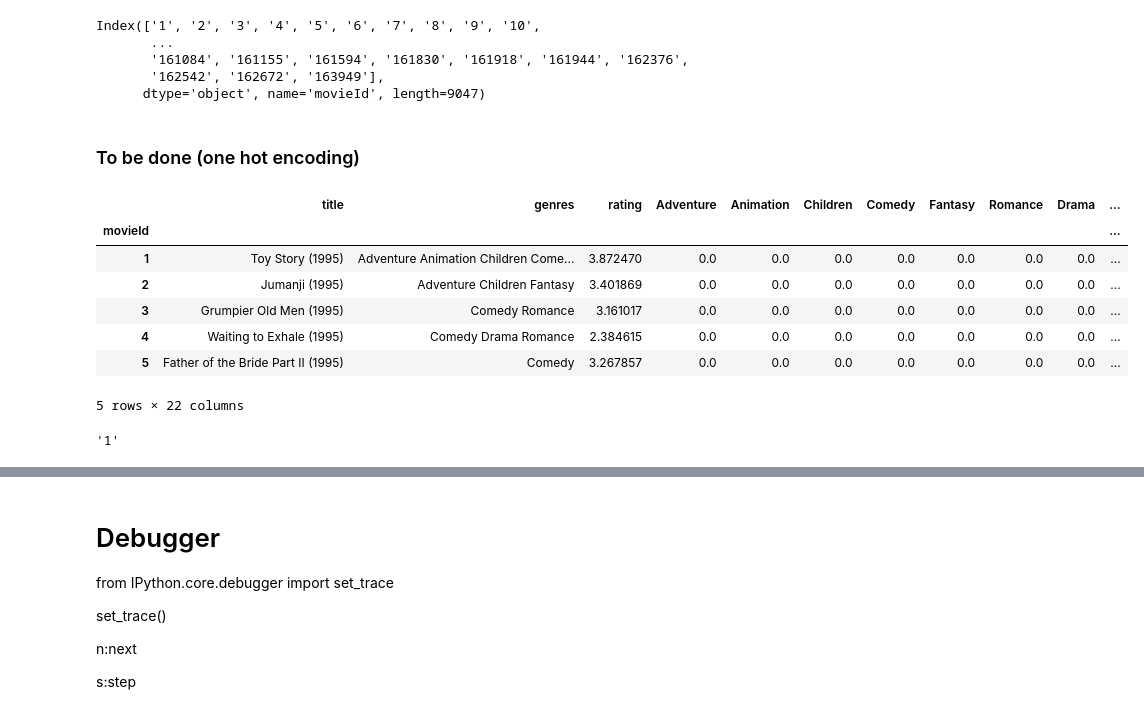
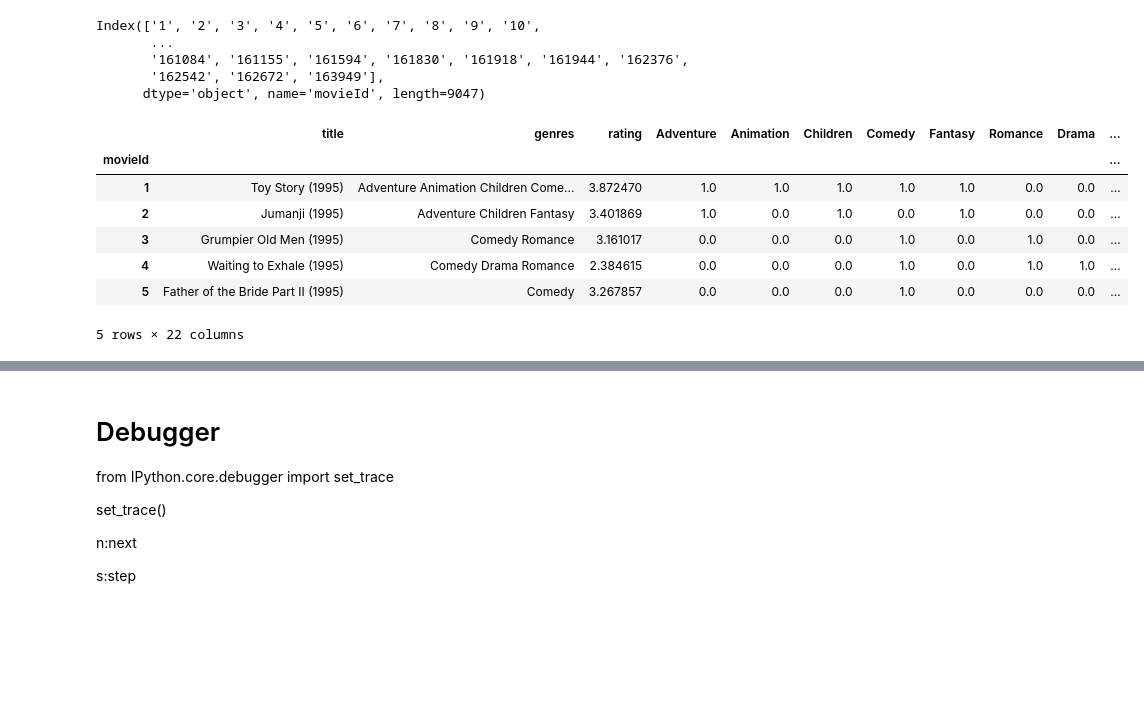
Before and after one commit to Alfonsogar/master_ds_project, a Jupyter notebook: Movielens.ipynb, the cells around one changed output, grey strips where cells are left out. Saved outputs shown, nothing was run; the diff lists cells and outputs as text; code cells hidden in the pictures; blank space fills up the shorter version.

```diff
--- a/Movielens.ipynb
+++ b/Movielens.ipynb
@@ -256,8 +256,8 @@ ratings.head()
 # %%
 scoring_mean = ratings[['movieId', 'rating']].groupby('movieId').mean()
 # %%
-temp = movies.set_index('movieId').join(scoring_mean, how='left')
-temp.head()
+combined = movies.set_index('movieId').join(scoring_mean, how='left')
+combined.head()
 # %% [output]
 |  | title | genres | rating |
 | movieId |  |  |  |
@@ -268,7 +268,7 @@ temp.head()
 | 5 | Father of the Bride Part II (1995) | Comedy | 3.267857 |
 # %%
 # Remove those movies that has no rating score.
-temp.dropna(subset=['rating'], inplace = True)
+combined.dropna(subset=['rating'], inplace = True)
 
 #Remove those movies that has no genre.
-temp.drop(temp[temp['genres'].str.contains('no genres')].index, inplace=True)
+combined.drop(combined[combined['genres'].str.contains('no genres')].index, inplace=True)
@@ -275,7 +279,7 @@ temp.drop(temp[temp['genres'].str.contains('no genres')].index, inplace=True)
 # %%
 # Get the list of total genres.
 agg_genres = []
-for line in temp['genres']:
+for line in combined['genres']:
     if " " not in line:
         if line not in agg_genres:
                 agg_genres.append(line)
@@ -315,5 +319,5 @@ agg_genres
 # Create Columns
 
 for genre in agg_genres:
-    temp[genre] = np.zeros(len(temp['genres']))
+    combined[genre] = np.zeros(len(combined['genres']))
 # %%
@@ -344,17 +348,11 @@ fill_one_hot(temp)
-# %% [markdown]
-### To be done (one hot encoding)
 # %%
-temp.head()
+combined.head()
 # %% [output]
 |  | title | genres | rating | Adventure | Animation | Children | Comedy | Fantasy | Romance | Drama | ... |
 | movieId |  |  |  |  |  |  |  |  |  |  | ... |
-| 1 | Toy Story (1995) | Adventure Animation Children Come... | 3.872470 | 0.0 | 0.0 | 0.0 | 0.0 | 0.0 | 0.0 | 0.0 | ... |
-| 2 | Jumanji (1995) | Adventure Children Fantasy | 3.401869 | 0.0 | 0.0 | 0.0 | 0.0 | 0.0 | 0.0 | 0.0 | ... |
-| 3 | Grumpier Old Men (1995) | Comedy Romance | 3.161017 | 0.0 | 0.0 | 0.0 | 0.0 | 0.0 | 0.0 | 0.0 | ... |
-| 4 | Waiting to Exhale (1995) | Comedy Drama Romance | 2.384615 | 0.0 | 0.0 | 0.0 | 0.0 | 0.0 | 0.0 | 0.0 | ... |
-| 5 | Father of the Bride Part II (1995) | Comedy | 3.267857 | 0.0 | 0.0 | 0.0 | 0.0 | 0.0 | 0.0 | 0.0 | ... |
+| 1 | Toy Story (1995) | Adventure Animation Children Come... | 3.872470 | 1.0 | 1.0 | 1.0 | 1.0 | 1.0 | 0.0 | 0.0 | ... |
+| 2 | Jumanji (1995) | Adventure Children Fantasy | 3.401869 | 1.0 | 0.0 | 1.0 | 0.0 | 1.0 | 0.0 | 0.0 | ... |
+| 3 | Grumpier Old Men (1995) | Comedy Romance | 3.161017 | 0.0 | 0.0 | 0.0 | 1.0 | 0.0 | 1.0 | 0.0 | ... |
+| 4 | Waiting to Exhale (1995) | Comedy Drama Romance | 2.384615 | 0.0 | 0.0 | 0.0 | 1.0 | 0.0 | 1.0 | 1.0 | ... |
+| 5 | Father of the Bride Part II (1995) | Comedy | 3.267857 | 0.0 | 0.0 | 0.0 | 1.0 | 0.0 | 0.0 | 0.0 | ... |
 5 rows × 22 columns
-# %%
-temp.index[0]
-# %% [output]
-'1'
```
Also changed, not shown: parts of 35 cells of this notebook.
